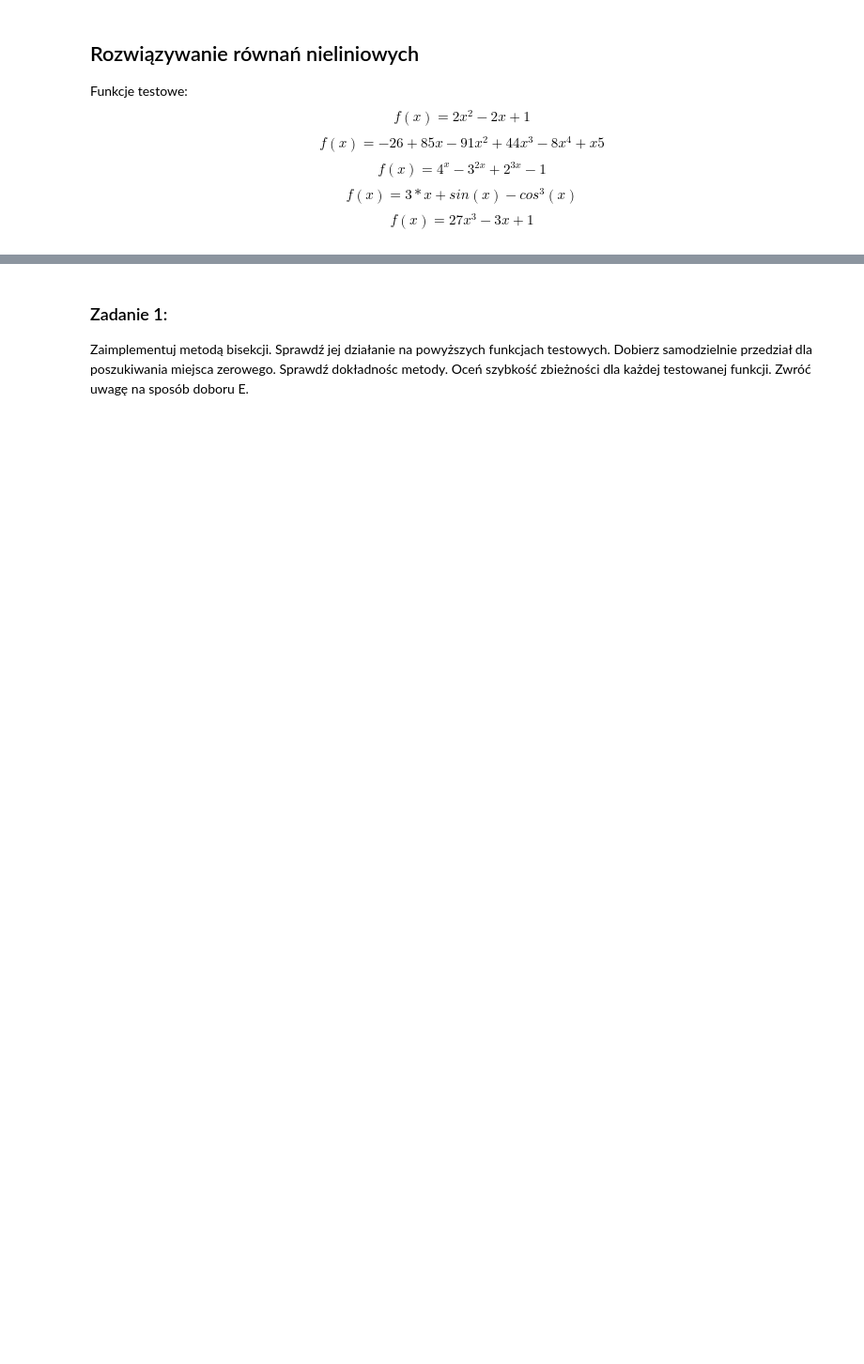
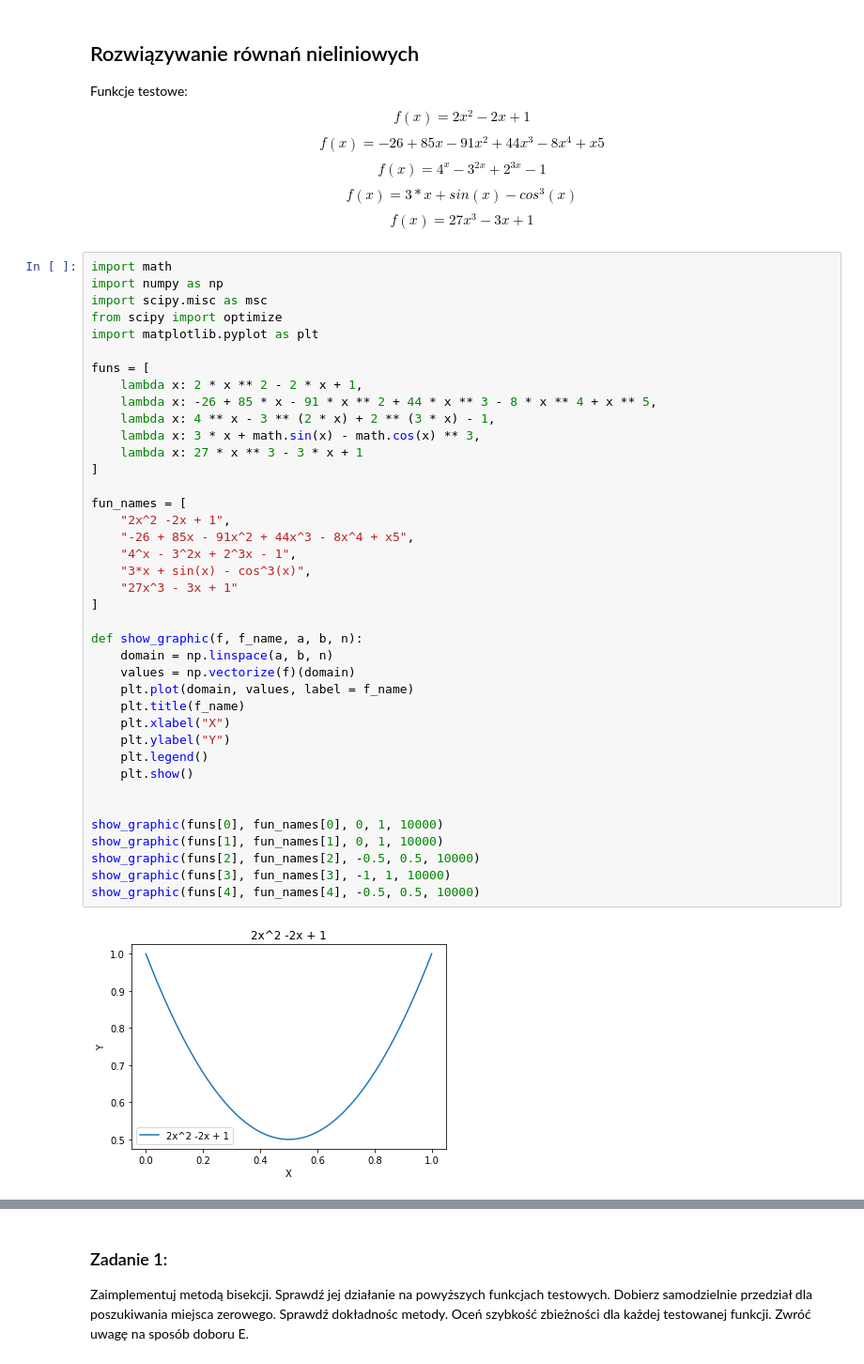
Before and after one commit to Tumilok/mownit, a Jupyter notebook: MOwNiT-lab8.ipynb, the cells around one changed output, grey strips where cells are left out. Shown at 94% size. Saved outputs shown, nothing was run; the diff lists cells and outputs as text; blank space fills up the shorter version.

```diff
--- a/MOwNiT-lab8.ipynb
+++ b/MOwNiT-lab8.ipynb
@@ -6,3 +6,44 @@ $$f(x) = -26 + 85x - 91x^2 +44x^3 -8x^4 + x5$$
 $$f(x) = 4^x - 3^{2x} + 2^{3x} -1$$
 $$f(x) = 3*x + sin(x) - cos^3(x)$$
 $$f(x) = 27x^3−3x+1$$
+# %%
+import math
+import numpy as np
+import scipy.misc as msc
+from scipy import optimize
+import matplotlib.pyplot as plt
+
+funs = [
+    lambda x: 2 * x ** 2 - 2 * x + 1,
+    lambda x: -26 + 85 * x - 91 * x ** 2 + 44 * x ** 3 - 8 * x ** 4 + x ** 5,
+    lambda x: 4 ** x - 3 ** (2 * x) + 2 ** (3 * x) - 1,
+    lambda x: 3 * x + math.sin(x) - math.cos(x) ** 3,
+    lambda x: 27 * x ** 3 - 3 * x + 1
+]
+
+fun_names = [
+    "2x^2 -2x + 1",
+    "-26 + 85x - 91x^2 + 44x^3 - 8x^4 + x5",
+    "4^x - 3^2x + 2^3x - 1",
+    "3*x + sin(x) - cos^3(x)",
+    "27x^3 - 3x + 1"
+]
+
+def show_graphic(f, f_name, a, b, n):
+    domain = np.linspace(a, b, n)
+    values = np.vectorize(f)(domain)
+    plt.plot(domain, values, label = f_name)
+    plt.title(f_name)
+    plt.xlabel("X")
+    plt.ylabel("Y")
+    plt.legend()
+    plt.show()
+
+
+show_graphic(funs[0], fun_names[0], 0, 1, 10000)
+show_graphic(funs[1], fun_names[1], 0, 1, 10000)
+show_graphic(funs[2], fun_names[2], -0.5, 0.5, 10000)
+show_graphic(funs[3], fun_names[3], -1, 1, 10000)
+show_graphic(funs[4], fun_names[4], -0.5, 0.5, 10000)
+# %% [output]
+[figure, added]
```
Also changed, not shown: parts of 12 cells of this notebook.
